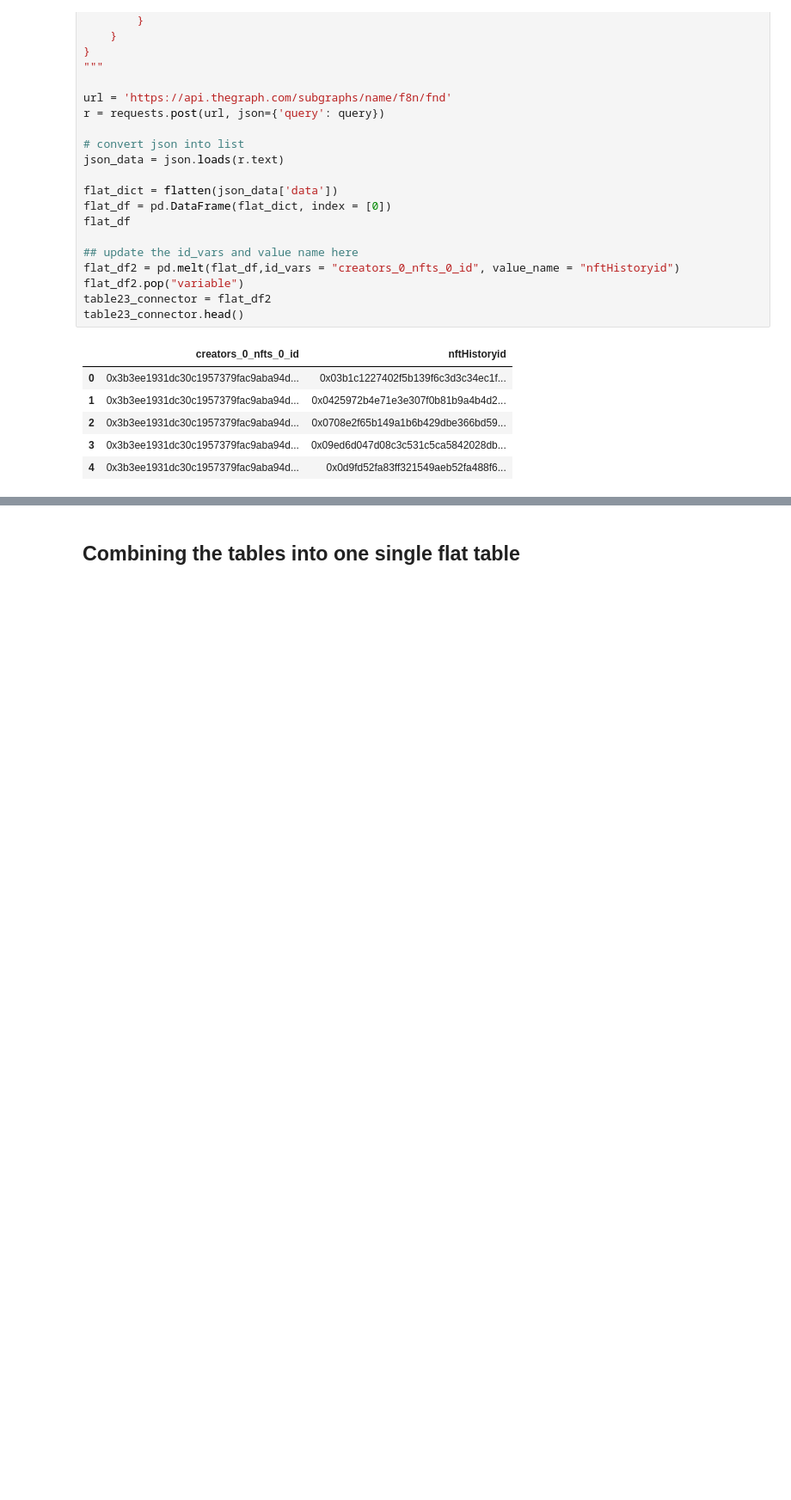
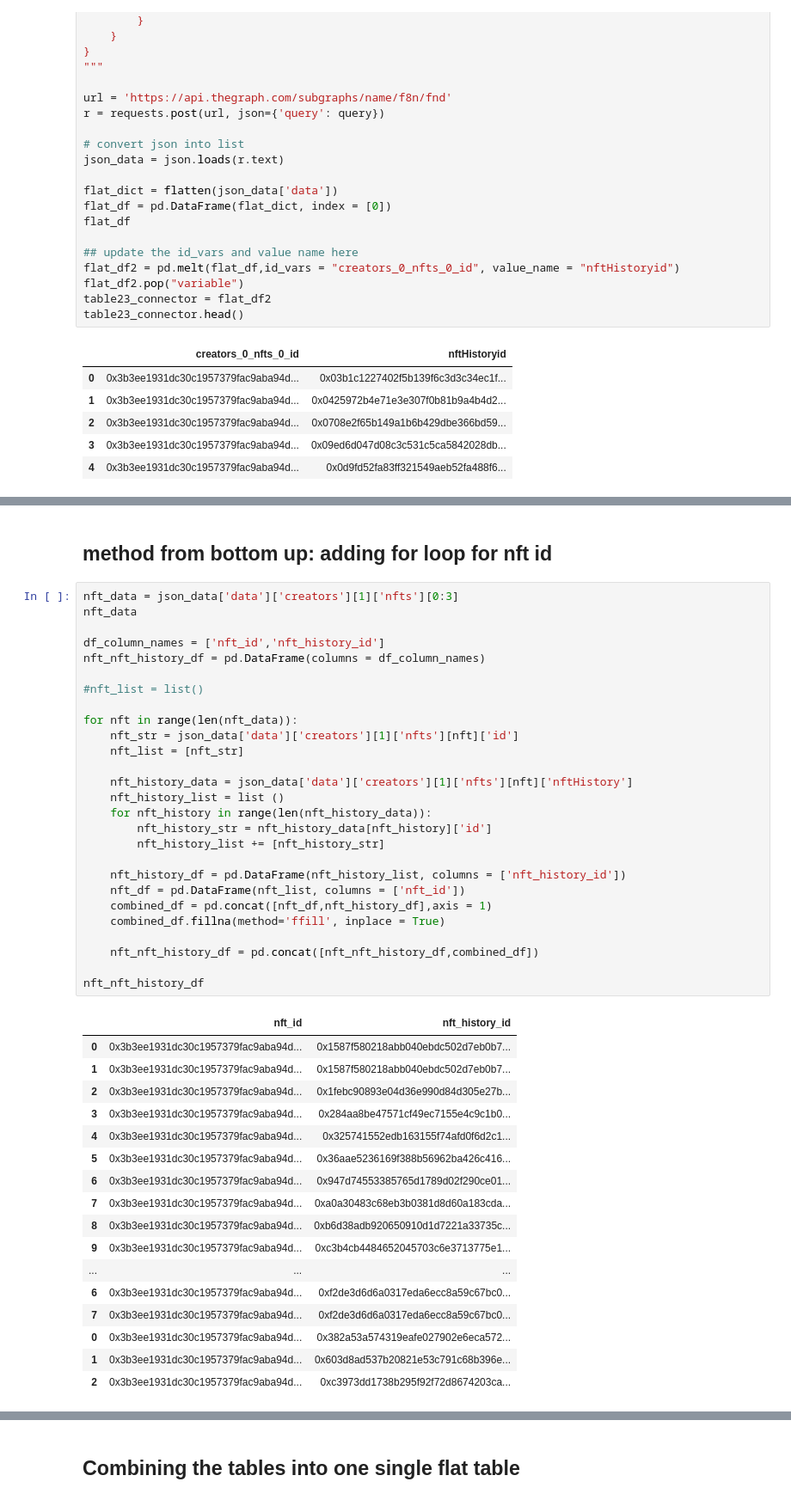
Before and after one commit to andrewyewcy/capstone-2, a Jupyter notebook: Capstone 2 Data Wrangling 2 - Data Gathering.ipynb, the cells around one changed output, grey strips where cells are left out. Shown: that part at 86% size. Cells and saved outputs as stored; diff of their text form; blank space fills up the shorter version.

```diff
--- a/Capstone 2 Data Wrangling 2 - Data Gathering.ipynb
+++ b/Capstone 2 Data Wrangling 2 - Data Gathering.ipynb
@@ -289,0 +443,47 @@ table23_connector.head()
+# %% [markdown]
+## method from bottom up: adding for loop for nft id
+# %%
+nft_data = json_data['data']['creators'][1]['nfts'][0:3]
+nft_data
+
+df_column_names = ['nft_id','nft_history_id']
+nft_nft_history_df = pd.DataFrame(columns = df_column_names)
+
+#nft_list = list()
+
+for nft in range(len(nft_data)):
+    nft_str = json_data['data']['creators'][1]['nfts'][nft]['id']
+    nft_list = [nft_str]
+
+    nft_history_data = json_data['data']['creators'][1]['nfts'][nft]['nftHistory']
+    nft_history_list = list ()
+    for nft_history in range(len(nft_history_data)):
+        nft_history_str = nft_history_data[nft_history]['id']
+        nft_history_list += [nft_history_str]
+
+    nft_history_df = pd.DataFrame(nft_history_list, columns = ['nft_history_id'])
+    nft_df = pd.DataFrame(nft_list, columns = ['nft_id'])
+    combined_df = pd.concat([nft_df,nft_history_df],axis = 1)
+    combined_df.fillna(method='ffill', inplace = True)
+
+    nft_nft_history_df = pd.concat([nft_nft_history_df,combined_df])
+
+nft_nft_history_df
+# %% [output]
+|  | nft_id | nft_history_id |
+| 0 | 0x3b3ee1931dc30c1957379fac9aba94d... | 0x1587f580218abb040ebdc502d7eb0b7... |
+| 1 | 0x3b3ee1931dc30c1957379fac9aba94d... | 0x1587f580218abb040ebdc502d7eb0b7... |
+| 2 | 0x3b3ee1931dc30c1957379fac9aba94d... | 0x1febc90893e04d36e990d84d305e27b... |
+| 3 | 0x3b3ee1931dc30c1957379fac9aba94d... | 0x284aa8be47571cf49ec7155e4c9c1b0... |
+| 4 | 0x3b3ee1931dc30c1957379fac9aba94d... | 0x325741552edb163155f74afd0f6d2c1... |
+| 5 | 0x3b3ee1931dc30c1957379fac9aba94d... | 0x36aae5236169f388b56962ba426c416... |
+| 6 | 0x3b3ee1931dc30c1957379fac9aba94d... | 0x947d74553385765d1789d02f290ce01... |
+| 7 | 0x3b3ee1931dc30c1957379fac9aba94d... | 0xa0a30483c68eb3b0381d8d60a183cda... |
+| 8 | 0x3b3ee1931dc30c1957379fac9aba94d... | 0xb6d38adb920650910d1d7221a33735c... |
+| 9 | 0x3b3ee1931dc30c1957379fac9aba94d... | 0xc3b4cb4484652045703c6e3713775e1... |
+| ... | ... | ... |
+| 6 | 0x3b3ee1931dc30c1957379fac9aba94d... | 0xf2de3d6d6a0317eda6ecc8a59c67bc0... |
+| 7 | 0x3b3ee1931dc30c1957379fac9aba94d... | 0xf2de3d6d6a0317eda6ecc8a59c67bc0... |
+| 0 | 0x3b3ee1931dc30c1957379fac9aba94d... | 0x382a53a574319eafe027902e6eca572... |
+| 1 | 0x3b3ee1931dc30c1957379fac9aba94d... | 0x603d8ad537b20821e53c791c68b396e... |
+| 2 | 0x3b3ee1931dc30c1957379fac9aba94d... | 0xc3973dd1738b295f92f72d8674203ca... |
```
Also changed, not shown: parts of 28 cells of this notebook.
